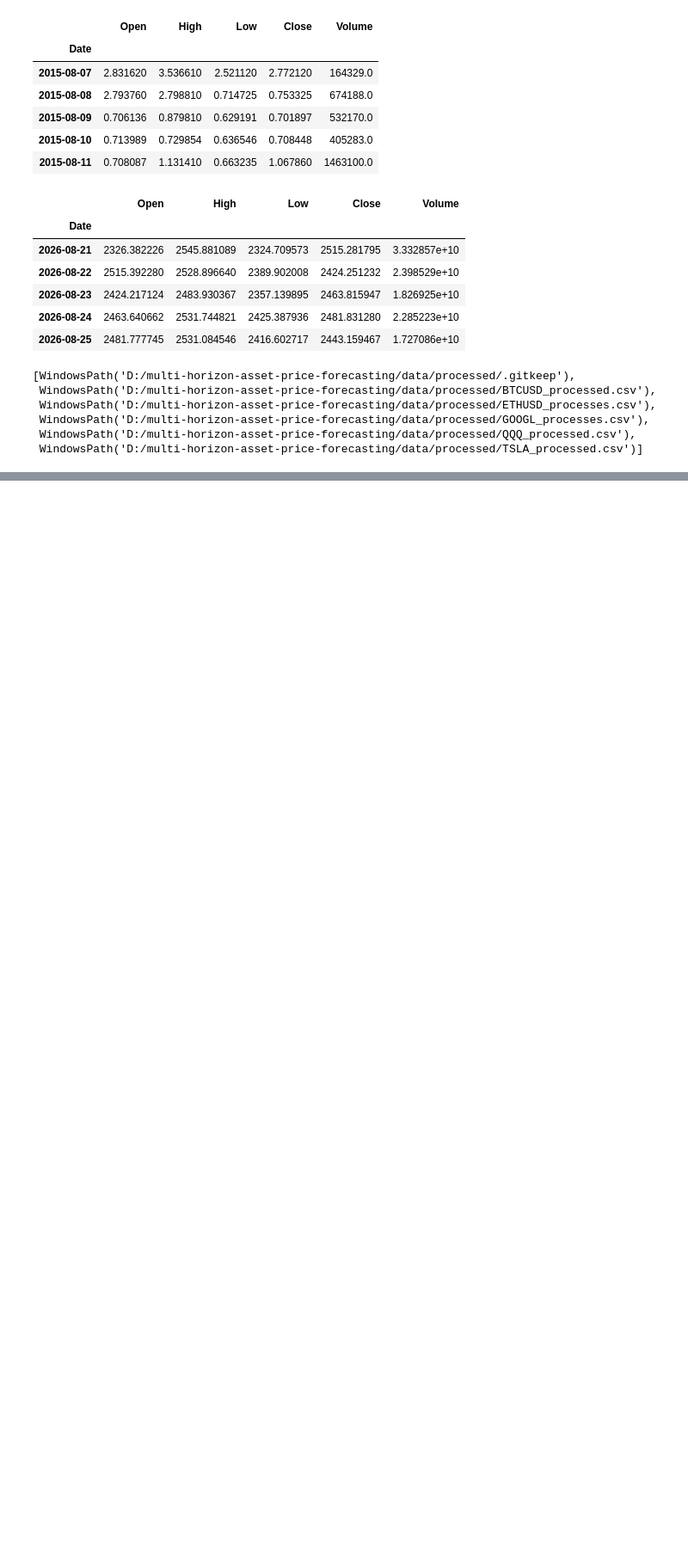
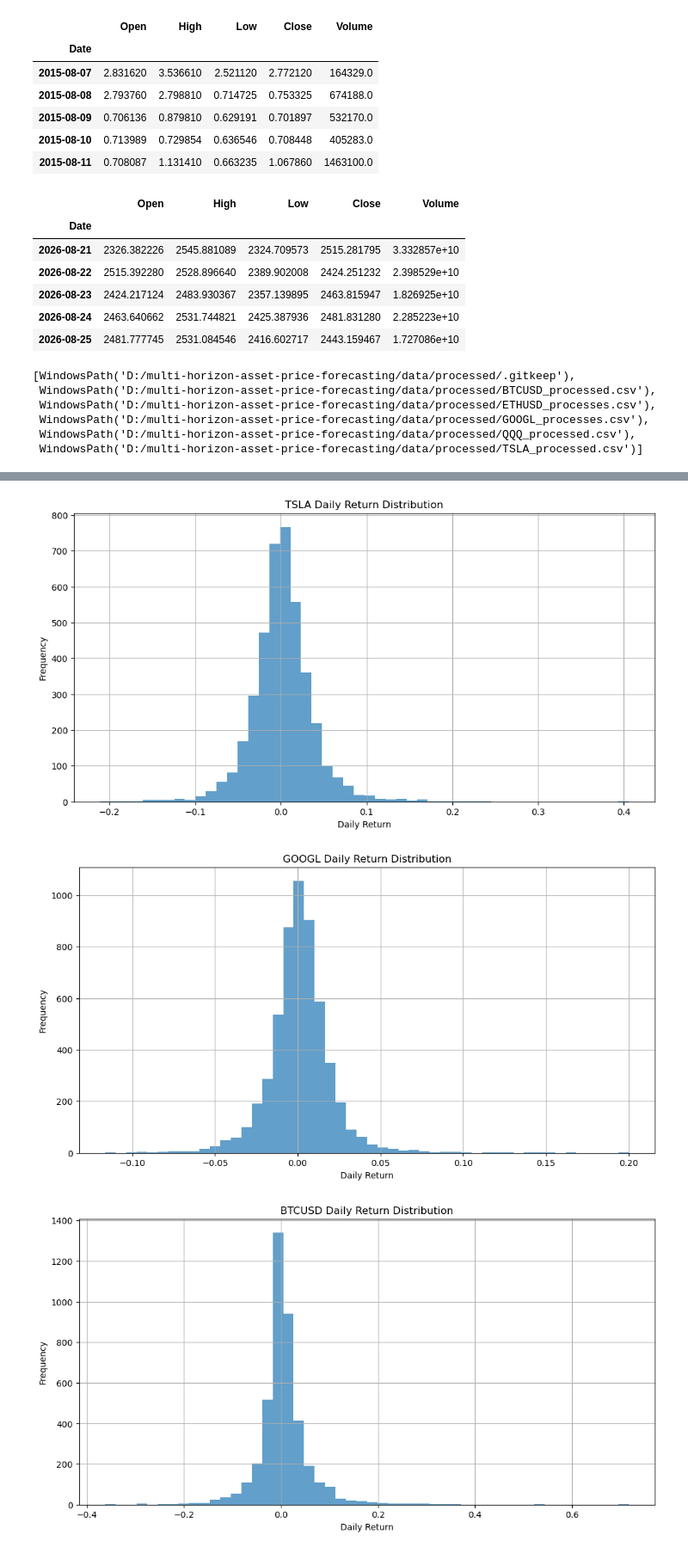
Before and after one commit to andywangprojects/multi-horizon-asset-price-forecasting, a Jupyter notebook: notebooks/multi-horizon-asset-price-forecasting.ipynb, the cells around one changed output, grey strips where cells are left out. Shown at 86% size. Cells and saved outputs as stored; diff of their text form; code cells hidden in the pictures; blank space fills up the shorter version.

```diff
--- a/notebooks/multi-horizon-asset-price-forecasting.ipynb
+++ b/notebooks/multi-horizon-asset-price-forecasting.ipynb
@@ -367,0 +457,27 @@ list(DATA_PROCESSED.iterdir())
+# %%
+for name, df in assets.items():
+    plt.figure(figsize=(12, 6))
+
+    plt.hist(
+        df['Daily_Return'].dropna(),
+        bins=50,
+        alpha=0.7
+    )
+
+    plt.title(f'{name} Daily Return Distribution')
+    plt.xlabel('Daily Return')
+    plt.ylabel('Frequency')
+
+    plt.grid(True)
+
+    plt.savefig(
+        FIGURES / f'{name}_daily_return_distribution.png',
+        dpi=300,
+        bbox_inches='tight'
+    )
+
+    plt.show()
+# %% [output]
+[figure, added]
+[figure, added]
+[figure, added]
```
Also changed, not shown: parts of 20 cells of this notebook, 25 other files.
